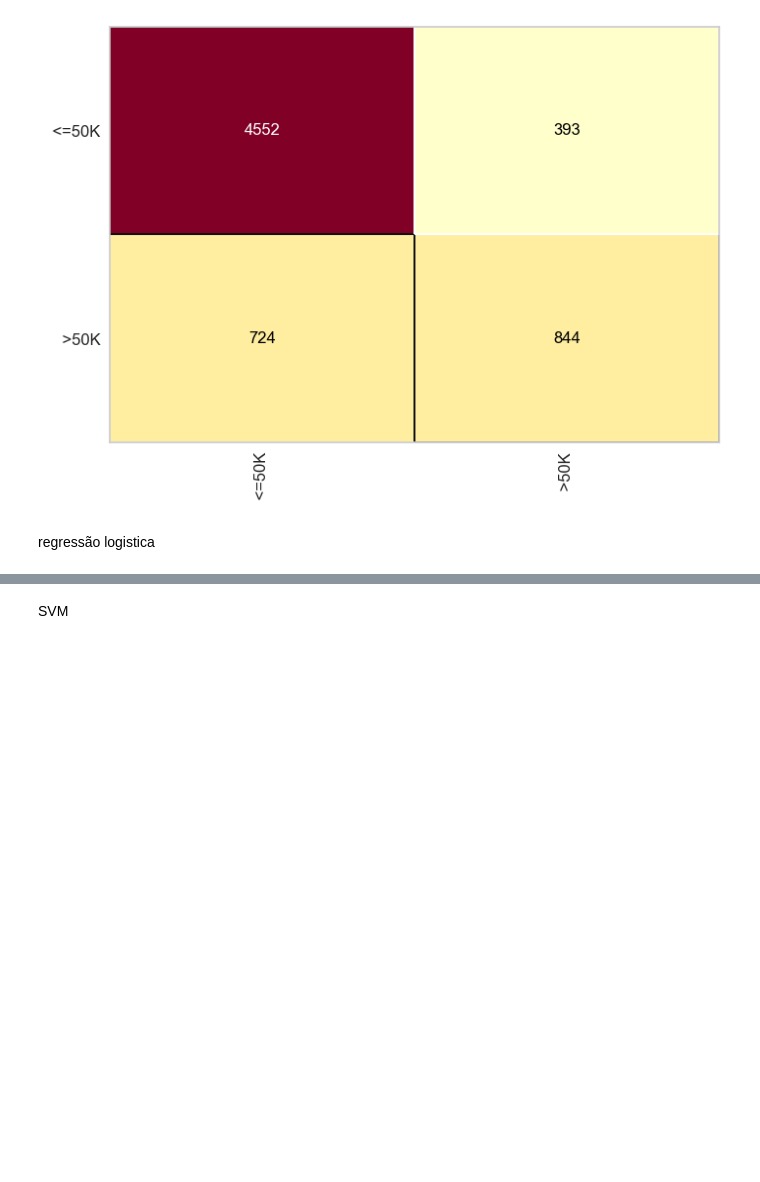
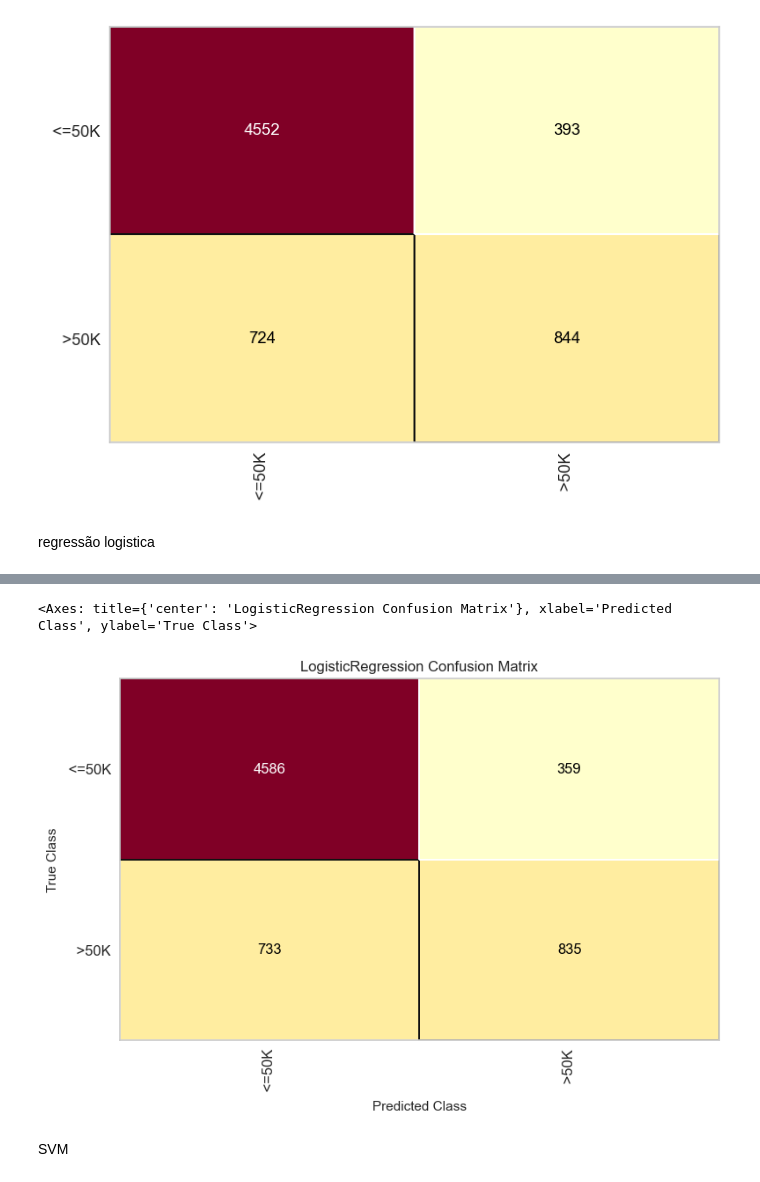
Before and after one commit to hjmartins/ML-project, a Jupyter notebook: notebook/exploratory-analysis.ipynb, the cells around one changed output, grey strips where cells are left out. Cells and saved outputs as stored; diff of their text form; code cells hidden in the pictures; blank space fills up the shorter version.

```diff
--- a/notebook/exploratory-analysis.ipynb
+++ b/notebook/exploratory-analysis.ipynb
@@ -499,5 +472,38 @@ cf.score(X_test, y_test)
 # %% [output]
 0.8284968524489482
 [figure]
+# %%
+import os
+if not os.path.exists('models/knn.pkl') or os.path.getsize('models/knn.pkl') == 0:
+    with open('../models/knn.pkl', 'wb') as f:
+        pickle.dump(knn, f)
+else:
+    print("Model already trained and saved.")
 # %% [markdown]
 regressão logistica
+# %%
+from sklearn.linear_model import LogisticRegression
+from sklearn.metrics import accuracy_score, classification_report
+import os
+from yellowbrick.classifier import ConfusionMatrix
+import pickle
+
+with open("../data/data_processed/census.pkl", "rb") as f:
+    X_train, X_test, y_train, y_test = pickle.load(f)
+
+lr = LogisticRegression(random_state=42)
+lr.fit(X_train, y_train)
+
+predictions = lr.predict(X_test)
+accuracy = accuracy_score(y_test, predictions)
+print(f"Accuracy: {accuracy}")
+print(classification_report(y_test, predictions))
+with open ('../images/logistic_regression/logistic_regression_classification_report.txt', 'w') as f:
+    f.write(f"Accuracy: {accuracy:.4f}\n\n")
+    f.write(classification_report(y_test, predictions))
+
+if not os.path.exists('../models/logistic_regression.pkl') or os.path.getsize('../models/logistic_regression.pkl') == 0:
+    with open('../models/logistic_regression.pkl', 'wb') as f:
+        pickle.dump(lr, f)
+else:
+    print("Model already trained and saved.")
@@ -504,2 +522,14 @@ regressão logistica
+# %%
+import os
+output_dir = "../images/logistic_regression"
+os.makedirs(output_dir, exist_ok=True)
+
+cm = ConfusionMatrix(lr)
+cm.fit(X_train, y_train)
+cm.score(X_test, y_test)
+cm.show(outpath=os.path.join(output_dir, "matriz_confusao.png"))
+# %% [output]
+<Axes: title={'center': 'LogisticRegression Confusion Matrix'}, xlabel='Predicted Class', ylabel='True Class'>
+[figure, added]
 # %% [markdown]
 SVM
```
Also changed, not shown: parts of 12 cells of this notebook.
